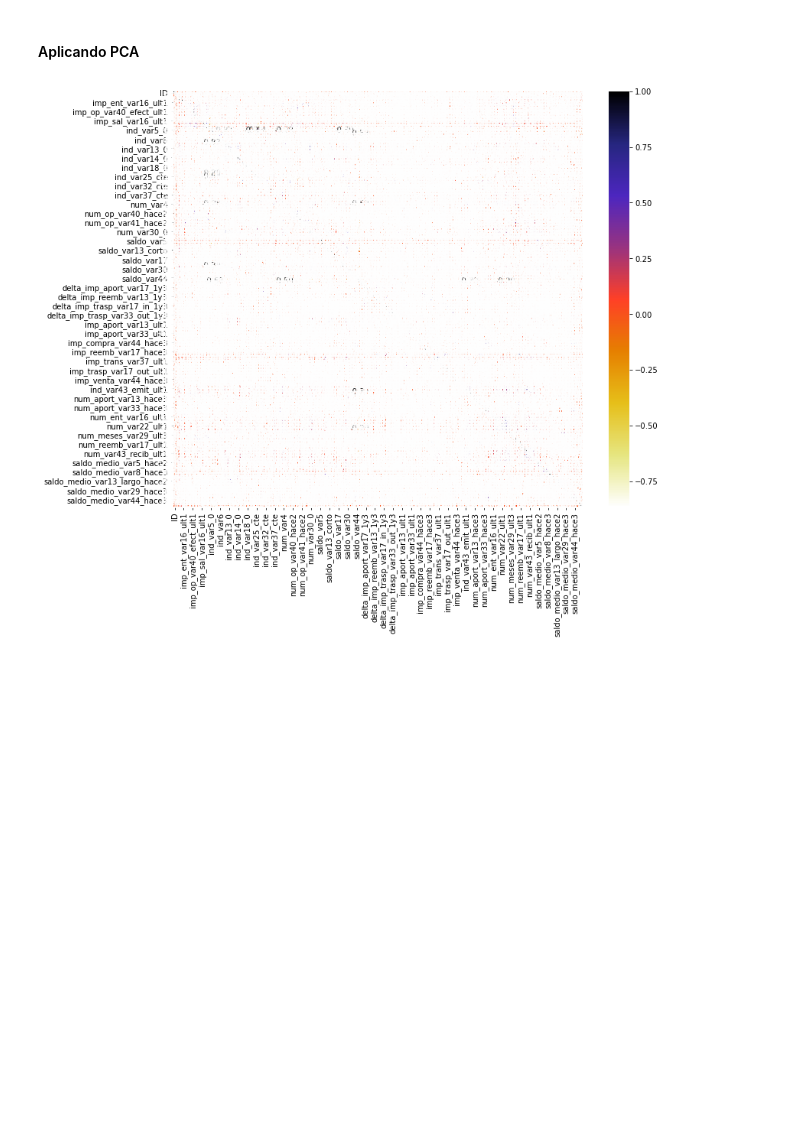
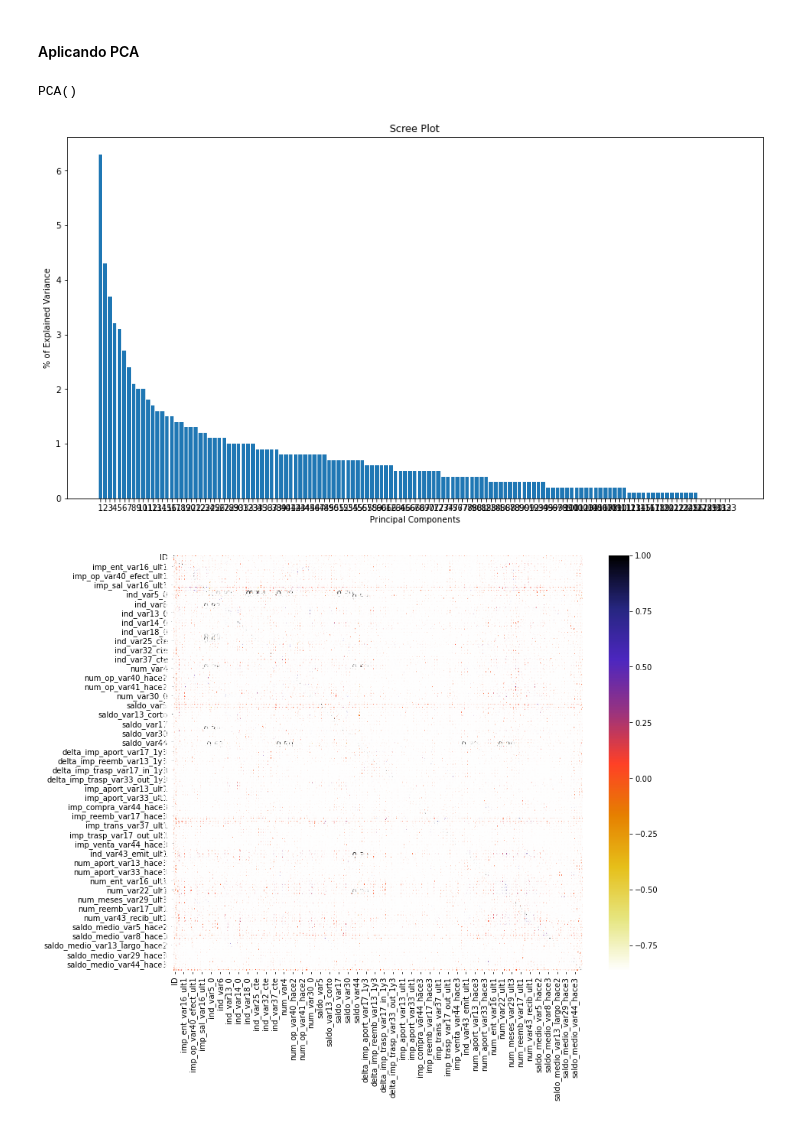
Before and after one commit to eduardobaratela/Data-Master, a Jupyter notebook: Untitled.ipynb, the cells around one changed output. Drawn from its saved outputs; the diff is of its cells as text; code cells hidden in the pictures; blank space fills up the shorter version.

```diff
--- a/Untitled.ipynb
+++ b/Untitled.ipynb
@@ -193,6 +195,30 @@ train_sel.select_dtypes(include=['int64']).describe()
 | max | 151838.000000 | 238.000000 | 105.000000 | 1.000000 | 1.000000 | 1.000000 | 1.000000 | 1.000000 | 1.000000 | ... |
 # %% [markdown]
 #### Aplicando PCA
+# %%
+x =  train_sel.drop(['TARGET', 'ID'],axis=1)
+y = train_sel['TARGET']
+
+XScaled = StandardScaler().fit_transform(x)
+# %%
+pca = PCA()
+pca.fit(XScaled)
+# %% [output]
+PCA()
+# %%
+X_pca = pca.fit_transform(XScaled)
+# %%
+per_var = np.round(pca.explained_variance_ratio_* 100, decimals=1)
+labels = [str(x) for x in range(1, len(per_var)+1)]
+
+plt.rcParams['figure.figsize'] = (15, 8)
+plt.bar(x=range(1,len(per_var)+1), height=per_var, tick_label=labels)
+plt.ylabel('% of Explained Variance')
+plt.xlabel('Principal Components')
+plt.title('Scree Plot')
+plt.show()
+# %% [output]
+[figure, added]
 # %%
 #Using Pearson Correlation
 plt.figure(figsize=(12,10))
```
Also changed, not shown: parts of 1 cell of this notebook, 1 other file.
